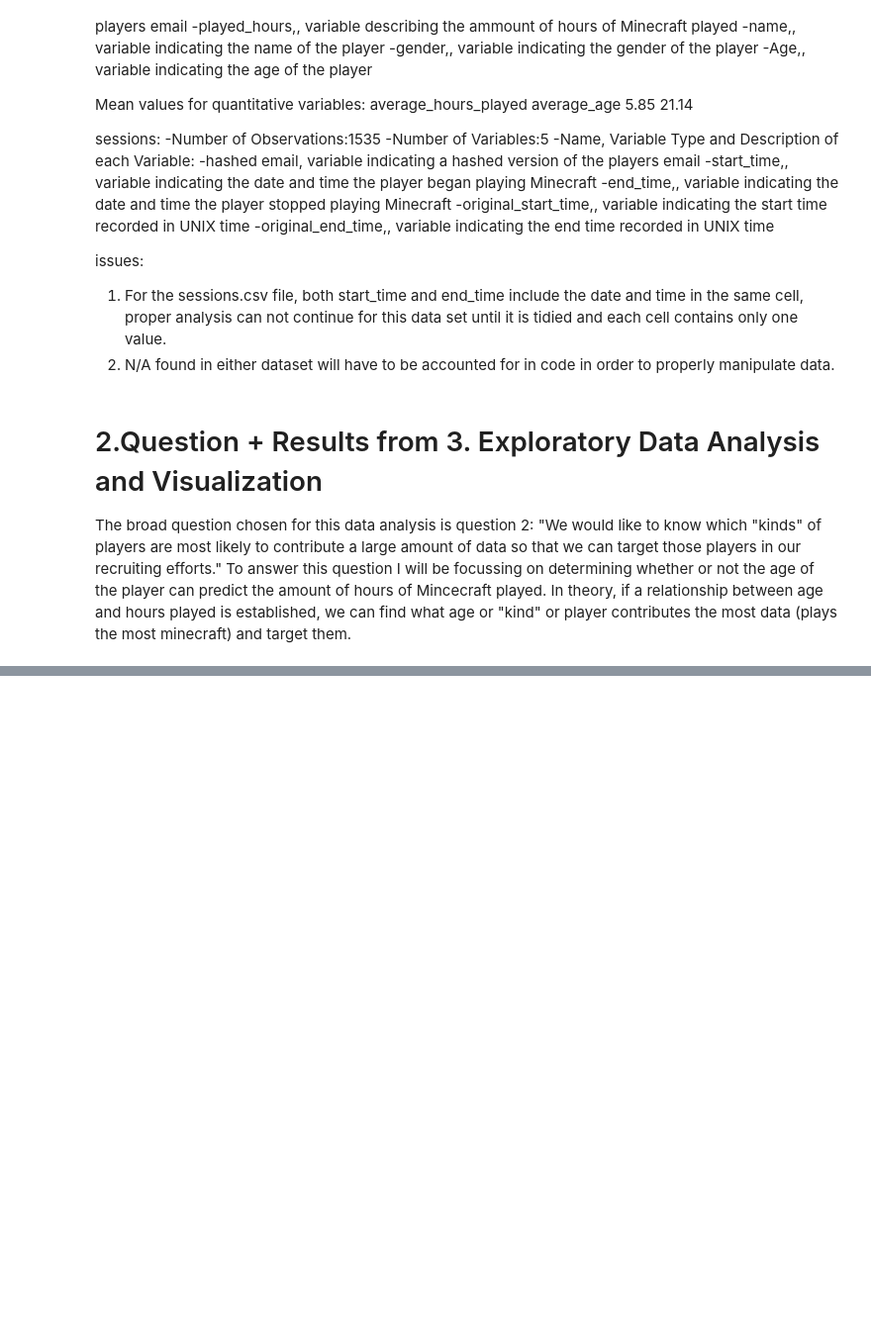
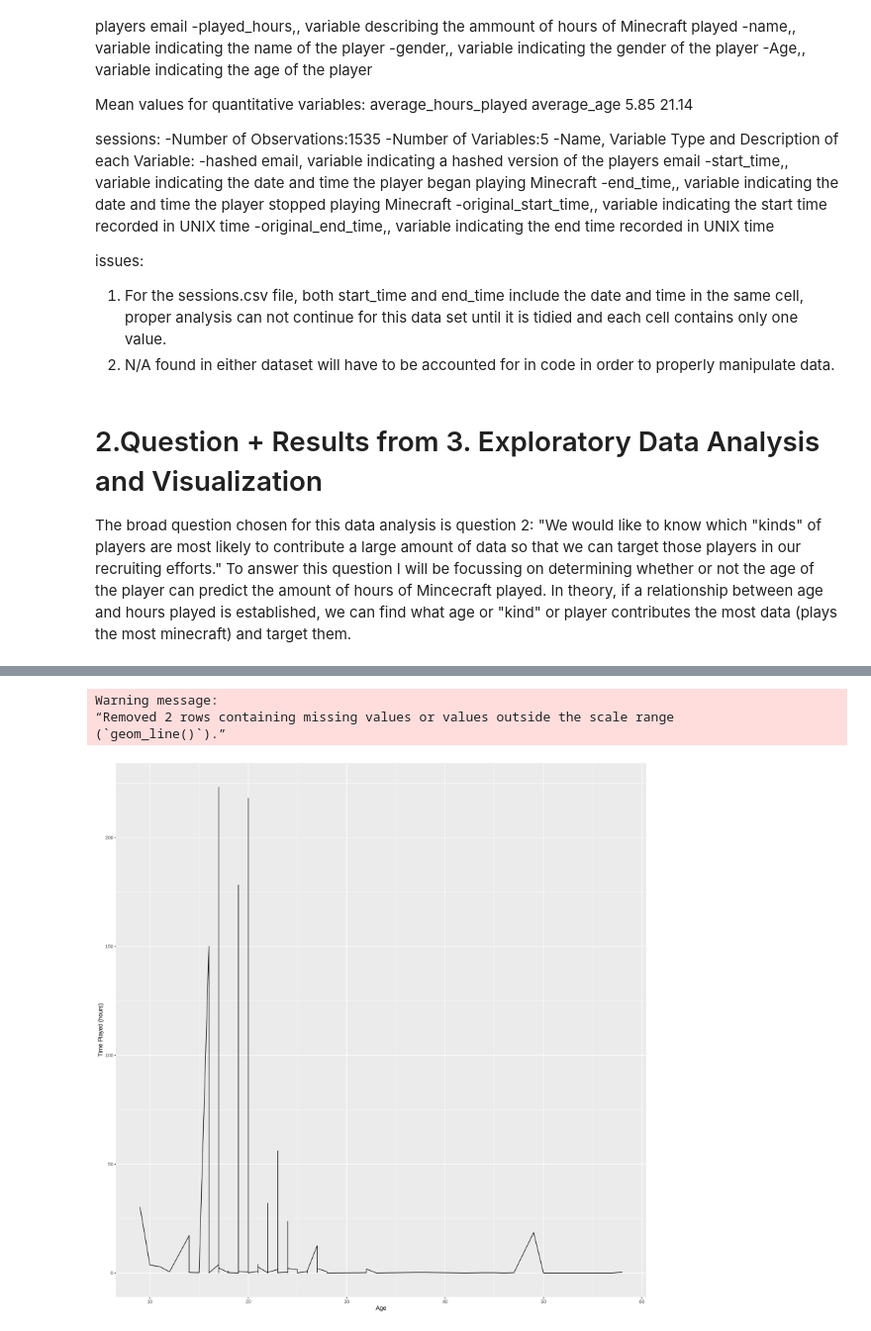
Before and after one commit to Inesh-DSCI/Inesh-DSCI-Inesh-s-Individual-Project-Planning-32, a Jupyter notebook: Final Combined Final.ipynb, the cells around one changed output, grey strips where cells are left out. Shown at 99% size. Drawn from its saved outputs; the diff is of its cells as text; code cells hidden in the pictures; blank space fills up the shorter version.

Commit message:
Visualization of players.csv in Final Combined File
Various visualization methods used to explore different relationships between variables done in the Final Combined File.

```diff
--- a/Final Combined Final.ipynb
+++ b/Final Combined Final.ipynb
@@ -153,0 +174,12 @@ Insight gained through vizualization:
+# %%
+options(repr.plot.width = 14, repr.plot.height = 14)
+
+time_played_line <- ggplot(players, aes(x=Age, y=played_hours)) +
+geom_line()+labs(x = "Age", y = "Time Played (hours)")
+
+time_played_line
+# %% [output]
+Warning message:
+“Removed 2 rows containing missing values or values outside the scale range
+(`geom_line()`).”
+[figure, added]
```
Also changed, not shown: parts of 9 cells of this notebook.
